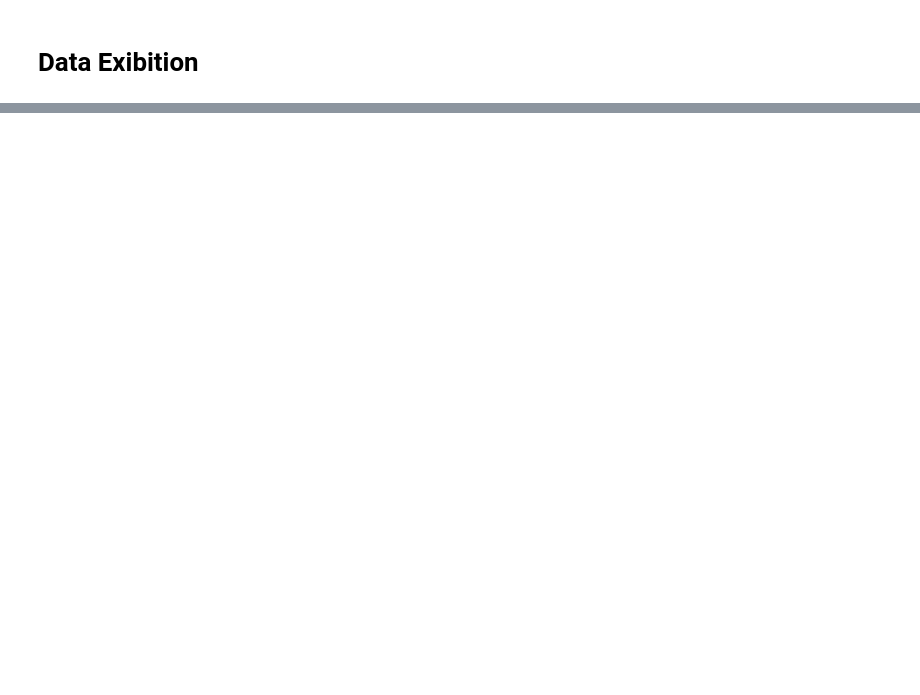
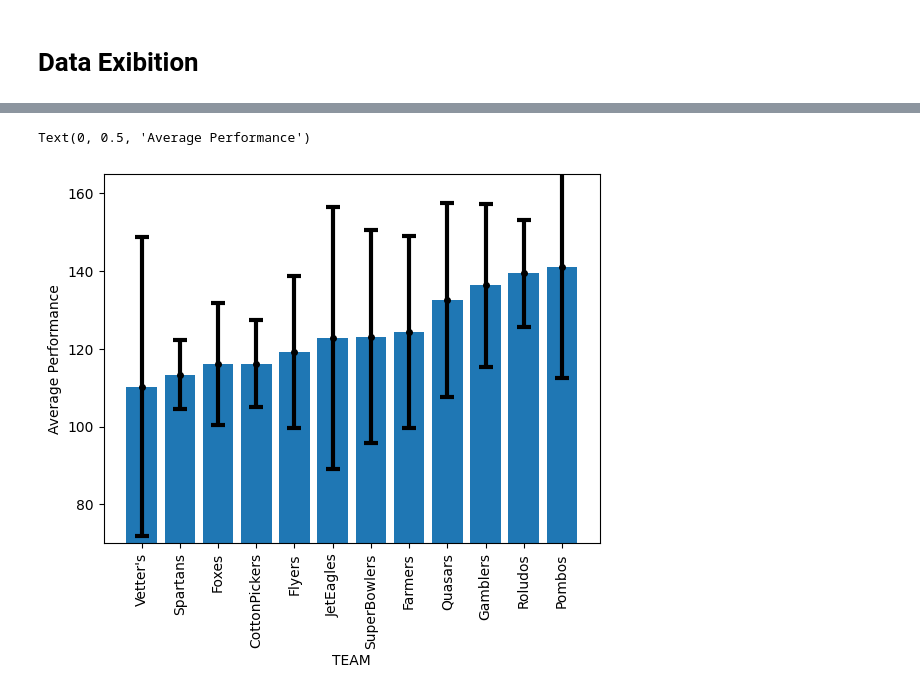
Before and after one commit to Artlima1/lfl, a Jupyter notebook: FantasyLeague.ipynb, the cells around one changed output, grey strips where cells are left out. Cells and saved outputs as stored; diff of their text form; code cells hidden in the pictures; blank space fills up the shorter version.

```diff
--- a/FantasyLeague.ipynb
+++ b/FantasyLeague.ipynb
@@ -122,0 +88,4 @@ pd.DataFrame(league)
+# %%
+# Weekly ranks and win probabilities
+scores_df['rank'] = scores_df.groupby('week')['points'].rank(ascending=False, method='min').astype(int)
+scores_df['win_prob'] = scores_df["rank"].apply(lambda x: (len(teams_df) - x) / (len(teams_df) - 1))
@@ -168,11 +165,13 @@ plt.show()
 # %%
-df = df.sort_values(by=['avg'])
-df = df.reset_index(drop=True)
+avg_sorted_df = league_df.sort_values(by=['avg']).reset_index(drop=True)
 
-plt.errorbar( df['team'], df['avg'], yerr=df['std'], fmt='o', color='Black', elinewidth=3,capthick=3,errorevery=1, alpha=1, ms=4, capsize = 5)
-plt.bar(df['team'], df['avg'],tick_label = df['team'])##Bar plot
+plt.errorbar(avg_sorted_df['short_name'], avg_sorted_df['avg'], yerr=avg_sorted_df['std'], fmt='o', color='Black', elinewidth=3, capthick=3, errorevery=1, alpha=1, ms=4, capsize=5)
+plt.bar(avg_sorted_df['short_name'], avg_sorted_df['avg'], tick_label=avg_sorted_df['short_name'])  # Bar plot
 plt.ylim((70, 165))
-plt.xlabel('TEAM') ## Label on X axis
+plt.xlabel('TEAM')  # Label on X axis
 plt.xticks(rotation=90)
-plt.ylabel('Average Performance') ##Label on Y axis
+plt.ylabel('Average Performance')  # Label on Y axis
+# %% [output]
+Text(0, 0.5, 'Average Performance')
+[figure, added]
 # %%
```
Also changed, not shown: parts of 26 cells of this notebook.
